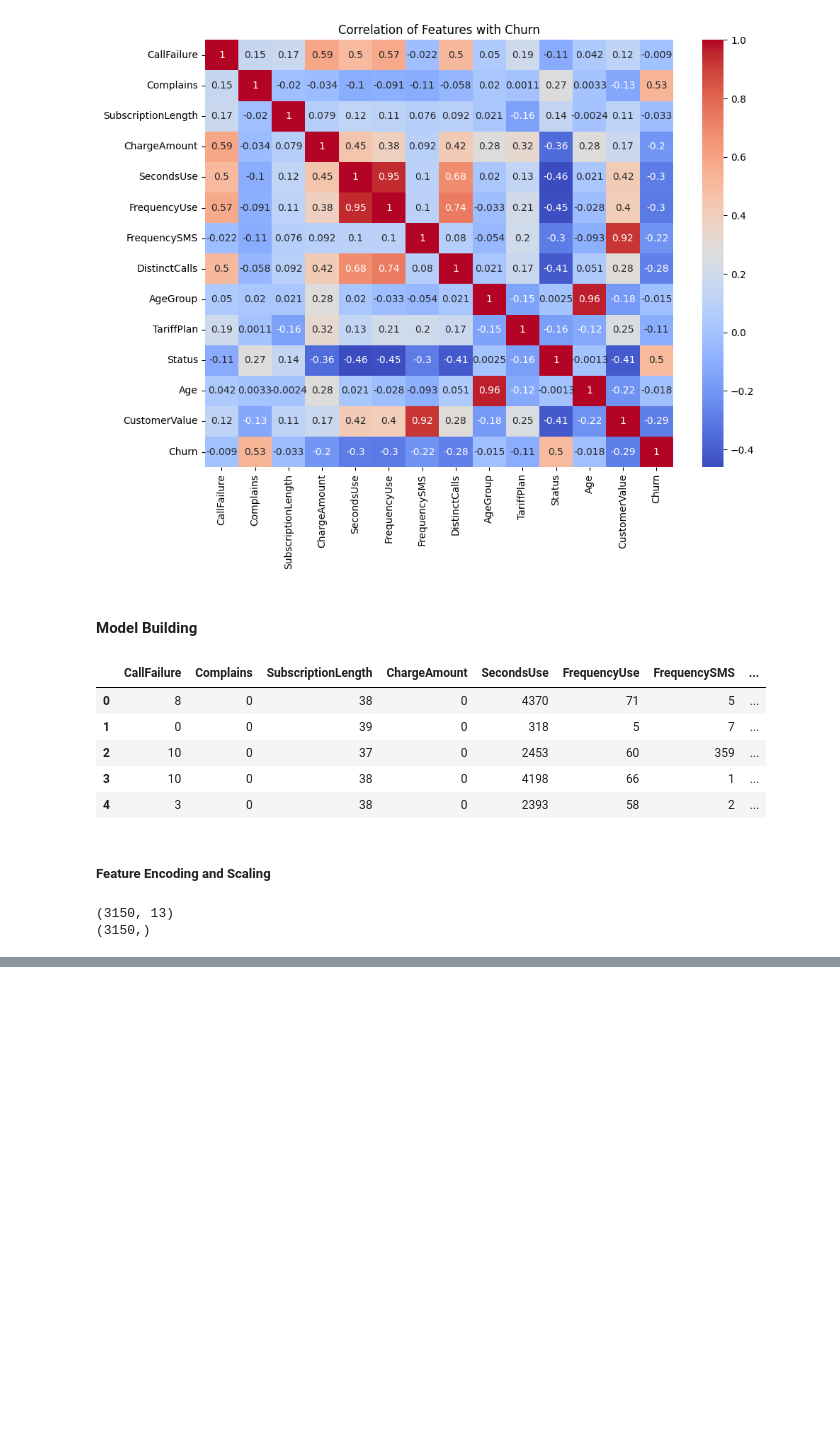
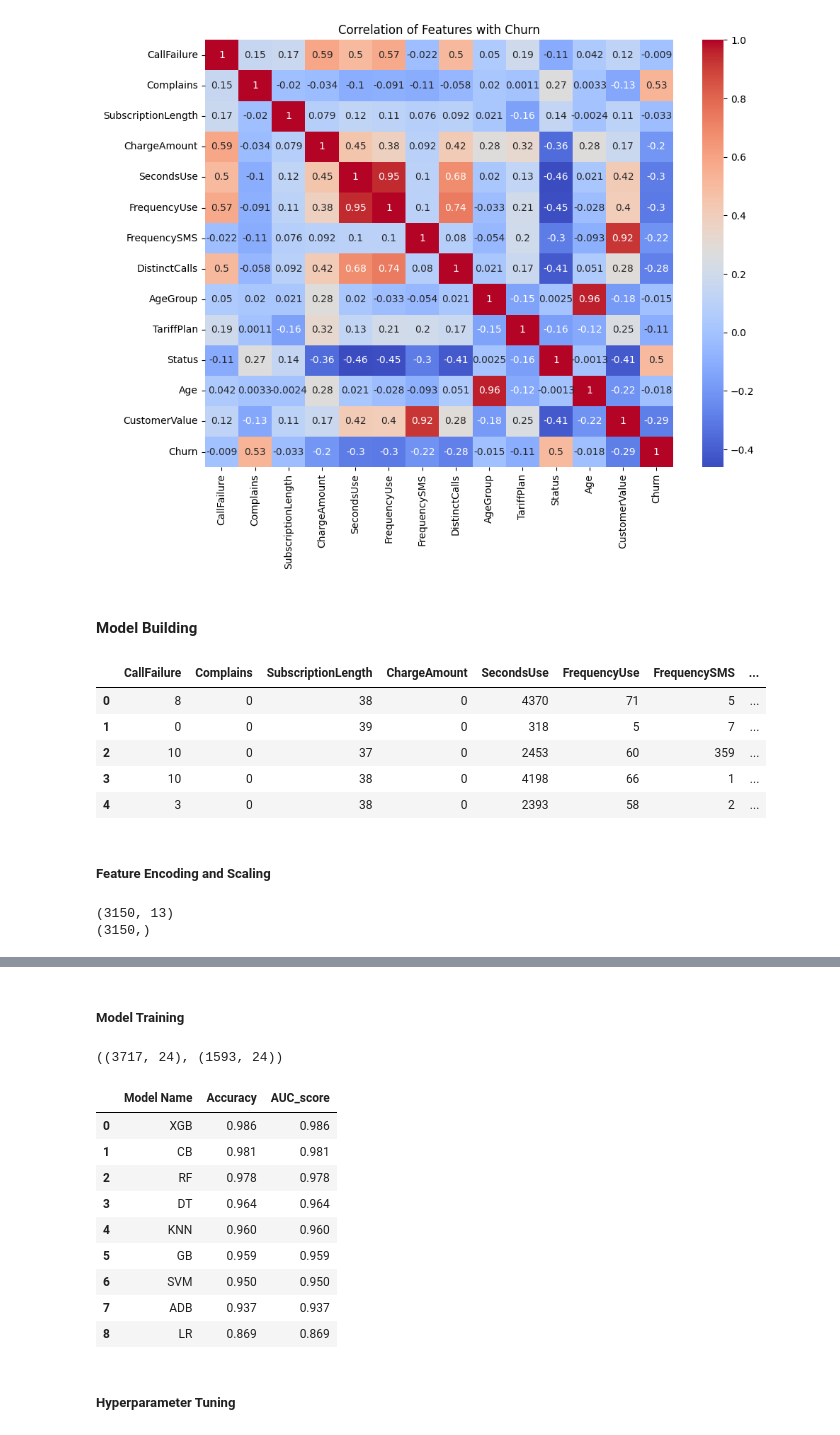
Before and after one commit to Kazeem-Bello/customer_chun, a Jupyter notebook: main.ipynb, the cells around one changed output, grey strips where cells are left out. Drawn from its saved outputs; the diff is of its cells as text; code cells hidden in the pictures; blank space fills up the shorter version.

```diff
--- a/main.ipynb
+++ b/main.ipynb
@@ -419,0 +406,2 @@ preprocessor = ColumnTransformer([
+# %% [markdown]
+##### Model Training
@@ -419,0 +410,4 @@ preprocessor = ColumnTransformer([
+# %%
+x_train.shape, x_test.shape
+# %% [output]
+((3717, 24), (1593, 24))
@@ -419,0 +433,56 @@ preprocessor = ColumnTransformer([
+# %%
+def model_evaluation(x, y, models):
+    '''
+    This function takes in X and y and models dictionary as input
+    It splits the data into Train Test split
+    Iterates through the given model dictionary and evaluates the metrics
+    Return
+    '''
+
+    # splitting the data into training and testing set
+    x_train, x_test, y_train, y_test = train_test_split(x, y, random_state = 42, test_size = 0.3)
+
+    model_list = []
+    accuracy_list = []
+    auc_list = []
+
+
+    for i in range(len(list(models))):
+        model = list(models.values())[i]
+        model_name = list(models.keys())[i]
+
+        # train the model
+        model.fit(x_train, y_train)
+
+        # make prediction
+        y_test_pred = model.predict(x_test)
+
+        # testing evaluation metrics
+        accuracy_test, f1_test, precision_test, recall_test, roc_au_test = eval_metrics(y_test, y_test_pred)
+
+        model_list.append(model_name)
+
+        accuracy_list.append(round(accuracy_test, 3))
+        auc_list.append(round(roc_au_test, 3))
+
+
+    data = {'Model Name': model_list, 'Accuracy': accuracy_list, 'AUC_score': auc_list}
+    report = pd.DataFrame(data).sort_values(by=['Accuracy'], ascending = False).reset_index(drop = True)
+
+    return report
+# %%
+base_models = model_evaluation(x_res, y_res, models)
+base_models
+# %% [output]
+|  | Model Name | Accuracy | AUC_score |
+| 0 | XGB | 0.986 | 0.986 |
+| 1 | CB | 0.981 | 0.981 |
+| 2 | RF | 0.978 | 0.978 |
+| 3 | DT | 0.964 | 0.964 |
+| 4 | KNN | 0.960 | 0.960 |
+| 5 | GB | 0.959 | 0.959 |
+| 6 | SVM | 0.950 | 0.950 |
+| 7 | ADB | 0.937 | 0.937 |
+| 8 | LR | 0.869 | 0.869 |
+# %% [markdown]
+##### Hyperparameter Tuning
```
Also changed, not shown: parts of 26 cells of this notebook, 4 other files.
